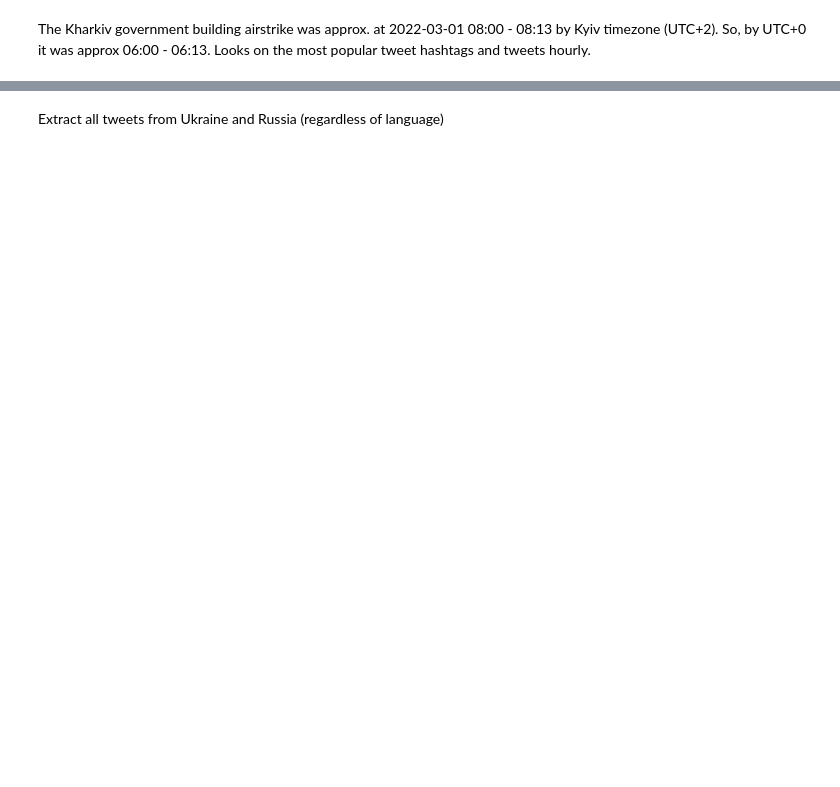
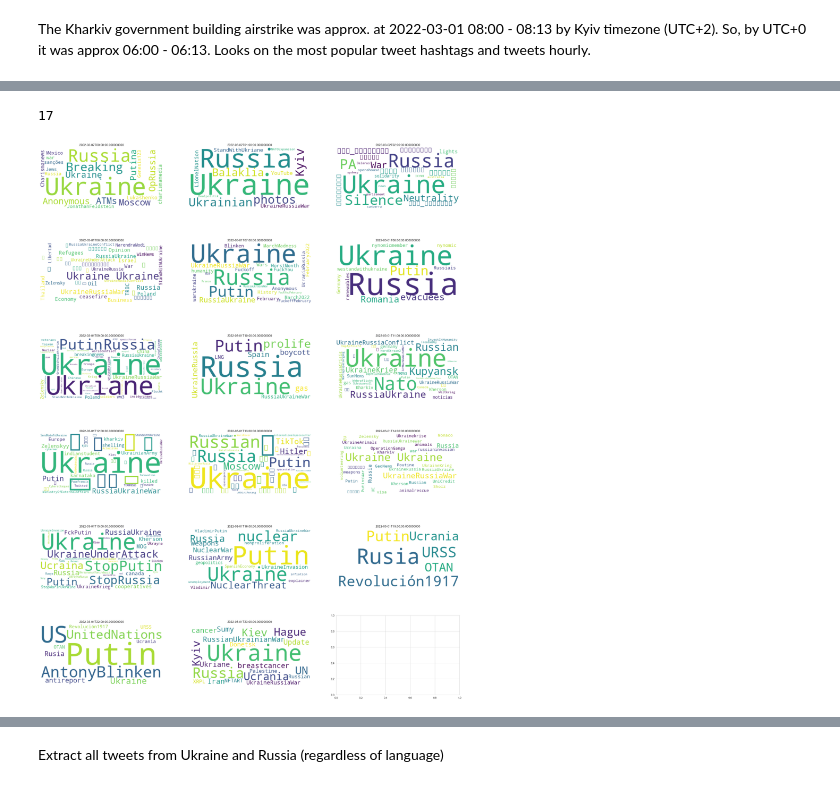
Before and after one commit to chukhranchick/Ukraine-Conflict-Twitter-Analysis-for-Data-Mining, a Jupyter notebook: ukraine-conflict-twitter-analysis-for-data-mining.ipynb, the cells around one changed output, grey strips where cells are left out. Drawn from its saved outputs; the diff is of its cells as text; code cells hidden in the pictures; blank space fills up the shorter version.

Commit message:
add hashtag wordclouds

```diff
--- a/ukraine-conflict-twitter-analysis-for-data-mining.ipynb
+++ b/ukraine-conflict-twitter-analysis-for-data-mining.ipynb
@@ -323,0 +360,22 @@ Note: you may need to restart the kernel to use updated packages.
+# %%
+datetimes = all_tweets.loc[(all_tweets["tweetcreatedts"] >= "2022-03-01T06:00"), 'tweetcreatedts'].dt.floor('H').unique()
+tags_by_time: dict = {}
+for dt in datetimes:
+    listed = all_tweets[all_tweets["tweetcreatedts"] == dt]["hashtags"].values
+    if listed.size != 0:
+        hashtags = np.concatenate(listed).ravel()
+        tags_by_time[str(dt)] = Counter(hashtags)
+# %%
+len(tags_by_time)
+# %% [output]
+17
+# %%
+_, axes = plt.subplots(6, 3, figsize=(30, 40))
+for item, ax in zip(tags_by_time.items(), axes.flatten()):
+    time, counter = item
+    text = " ".join(counter.elements())
+    ax.imshow(WordCloud(background_color='white').generate(text=text))
+    ax.axis('off')
+    ax.set_title(time)
+# %% [output]
+[figure, added]
```
Also changed, not shown: parts of 9 cells of this notebook.
